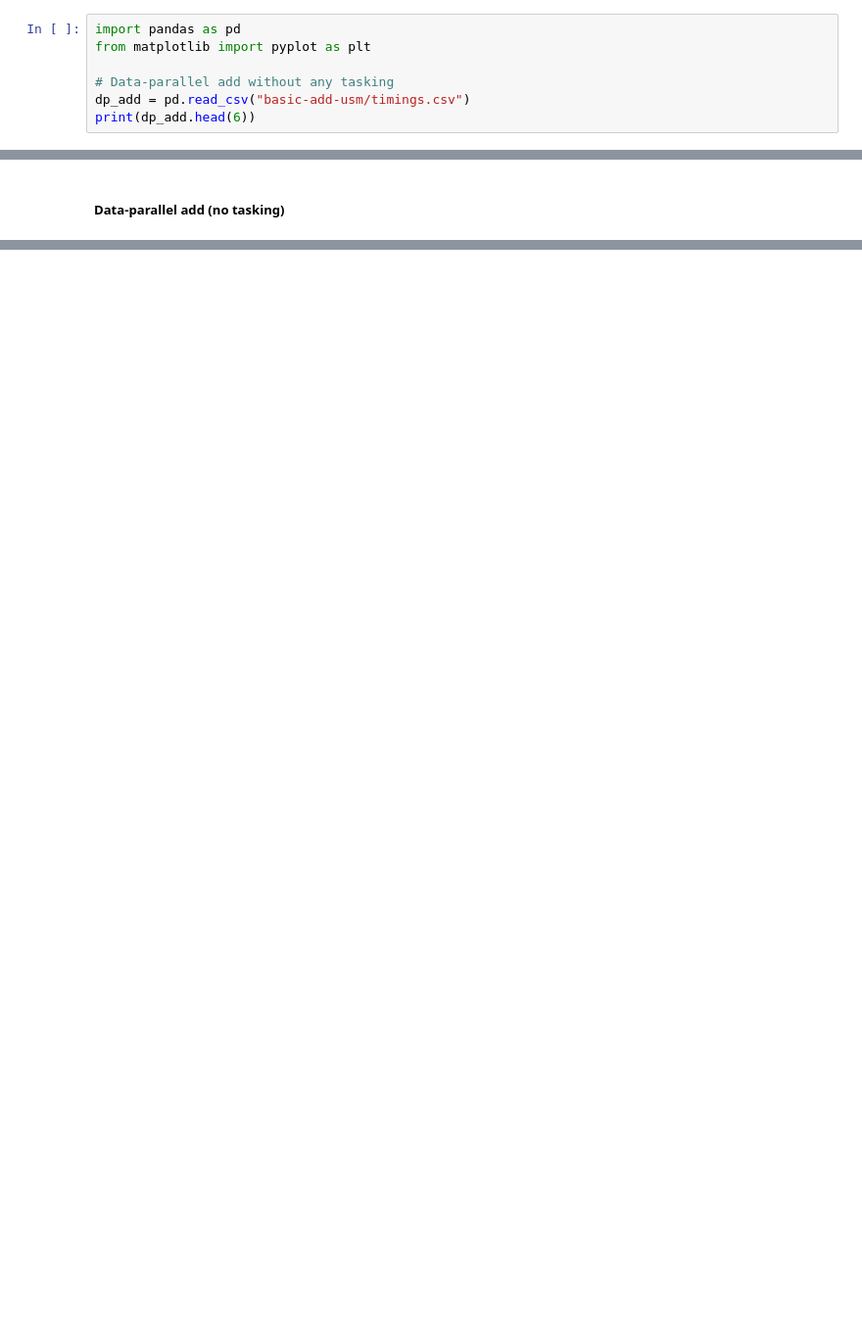
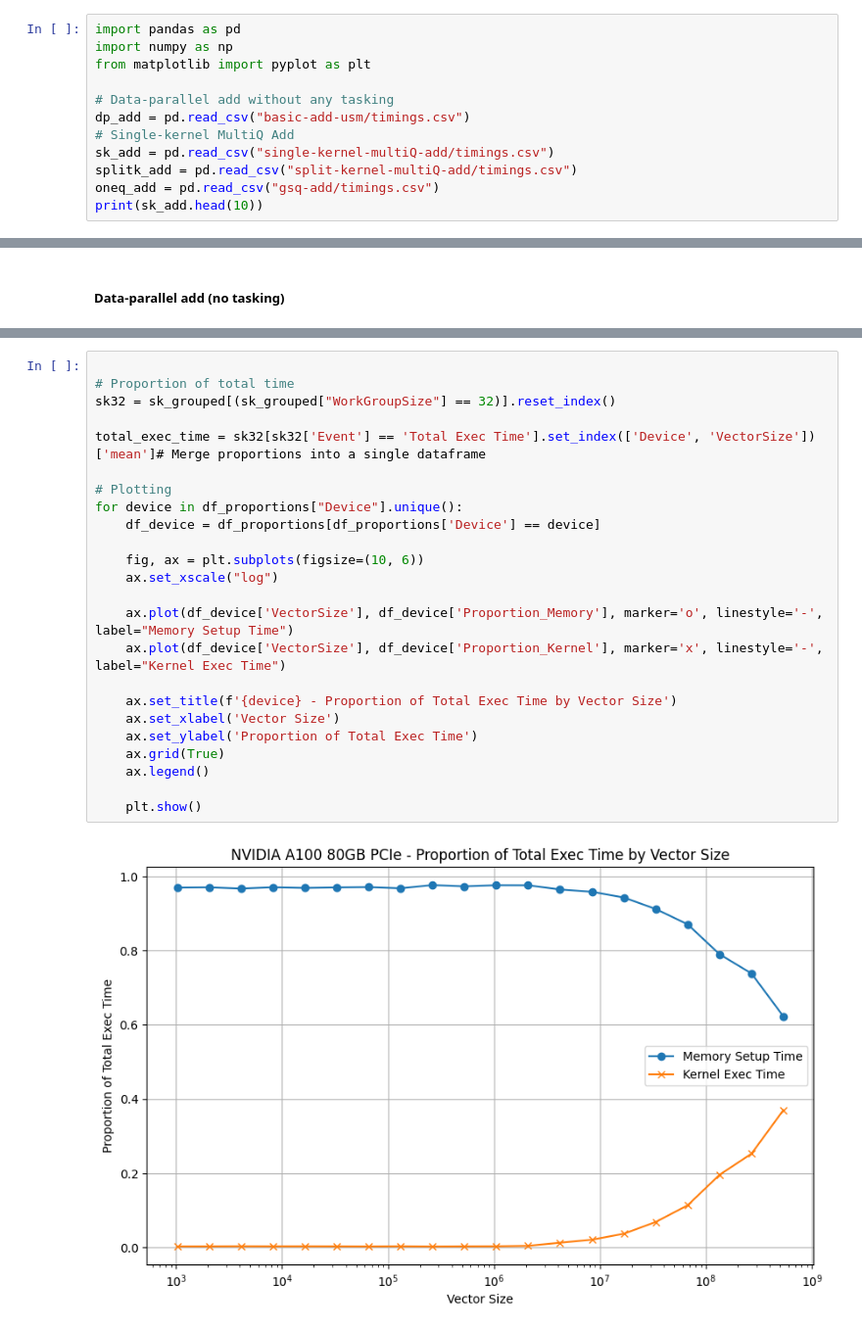
Before and after one commit to MichaelBo1/Fine-Grained-Parallelism-SYCL, a Jupyter notebook: sycl-port/vector-add/timing_analysis.ipynb, the cells around one changed output, grey strips where cells are left out. Shown at 98% size. Drawn from its saved outputs; the diff is of its cells as text; blank space fills up the shorter version.

```diff
--- a/sycl-port/vector-add/timing_analysis.ipynb
+++ b/sycl-port/vector-add/timing_analysis.ipynb
@@ -2,9 +2,14 @@
 ##### Load and Setup
 # %%
 import pandas as pd
+import numpy as np
 from matplotlib import pyplot as plt
 
 # Data-parallel add without any tasking
 dp_add = pd.read_csv("basic-add-usm/timings.csv")
-print(dp_add.head(6))
+# Single-kernel MultiQ Add
+sk_add = pd.read_csv("single-kernel-multiQ-add/timings.csv")
+splitk_add = pd.read_csv("split-kernel-multiQ-add/timings.csv")
+oneq_add = pd.read_csv("gsq-add/timings.csv")
+print(sk_add.head(10))
 # %% [output]
@@ -74,0 +232,26 @@ plt.show()
+# %%
+
+# Proportion of total time
+sk32 = sk_grouped[(sk_grouped["WorkGroupSize"] == 32)].reset_index()
+
+total_exec_time = sk32[sk32['Event'] == 'Total Exec Time'].set_index(['Device', 'VectorSize'])['mean']# Merge proportions into a single dataframe
+
+# Plotting
+for device in df_proportions["Device"].unique():
+    df_device = df_proportions[df_proportions['Device'] == device]
+
+    fig, ax = plt.subplots(figsize=(10, 6))
+    ax.set_xscale("log")
+
+    ax.plot(df_device['VectorSize'], df_device['Proportion_Memory'], marker='o', linestyle='-', label="Memory Setup Time")
+    ax.plot(df_device['VectorSize'], df_device['Proportion_Kernel'], marker='x', linestyle='-', label="Kernel Exec Time")
+
+    ax.set_title(f'{device} - Proportion of Total Exec Time by Vector Size')
+    ax.set_xlabel('Vector Size')
+    ax.set_ylabel('Proportion of Total Exec Time')
+    ax.grid(True)
+    ax.legend()
+
+    plt.show()
+# %% [output]
+[figure, added]
```
Also changed, not shown: parts of 9 cells of this notebook.
